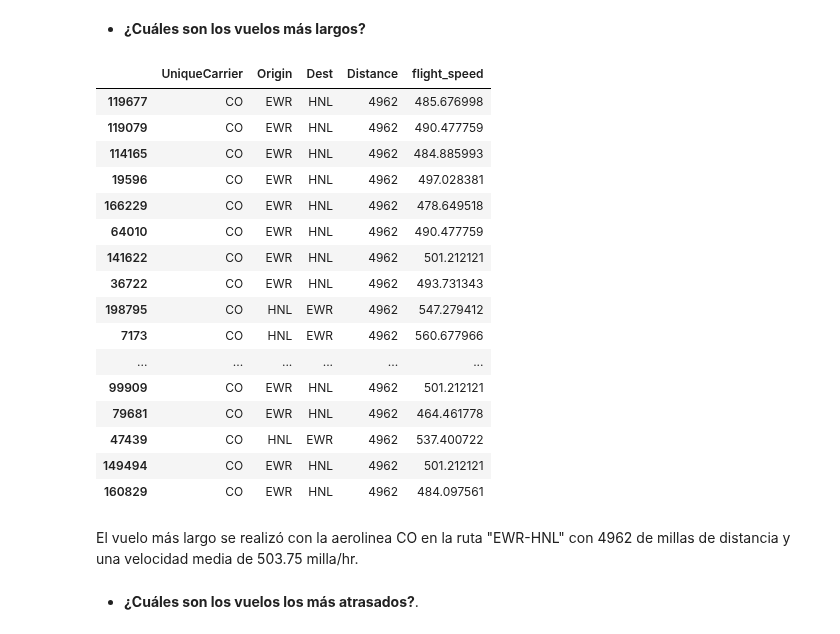
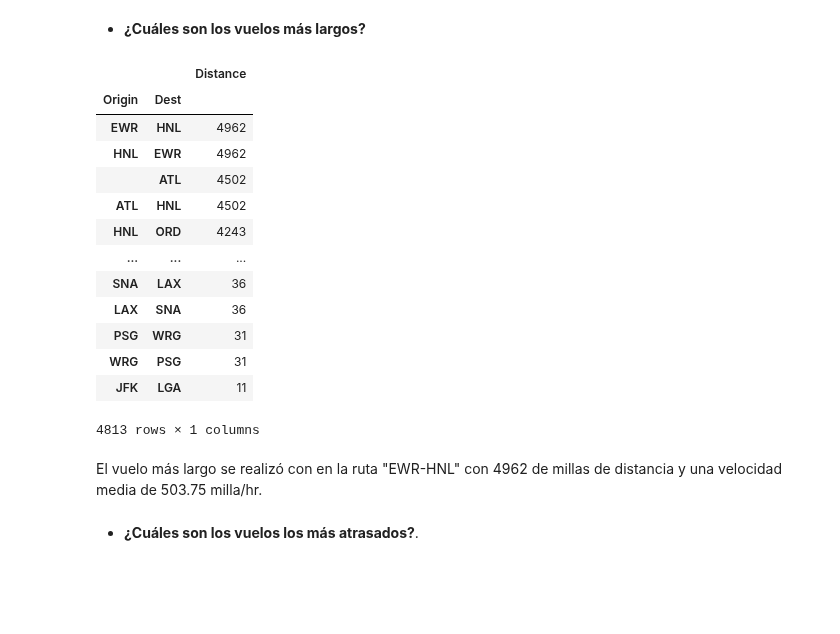
Before and after one commit to neiluz/IT_Academy_Spring_3Prog_num_DF_Stats, a Jupyter notebook: Spring3_Tarea_M3_T02.ipynb, the cells around one changed output. Cells and saved outputs as stored; diff of their text form; code cells hidden in the pictures; blank space fills up the shorter version.

```diff
--- a/Spring3_Tarea_M3_T02.ipynb
+++ b/Spring3_Tarea_M3_T02.ipynb
@@ -445,28 +445,25 @@ new_data.groupby(["UniqueCarrier"])[["ArrDelay", "DepDelay","Total_Delay"]].agg(
 La aerolínea con mayor retraso es la WN con 2.536.236 minutos
 # %% [markdown]
 * **¿Cuáles son los vuelos más largos?**
-# %%
-new_data[['UniqueCarrier','Origin', 'Dest','Distance', 'flight_speed']].sort_values(by="Distance",ascending=False).head(20)
-# %% [output]
-|  | UniqueCarrier | Origin | Dest | Distance | flight_speed |
-| 119677 | CO | EWR | HNL | 4962 | 485.676998 |
-| 119079 | CO | EWR | HNL | 4962 | 490.477759 |
-| 114165 | CO | EWR | HNL | 4962 | 484.885993 |
-| 19596 | CO | EWR | HNL | 4962 | 497.028381 |
-| 166229 | CO | EWR | HNL | 4962 | 478.649518 |
-| 64010 | CO | EWR | HNL | 4962 | 490.477759 |
-| 141622 | CO | EWR | HNL | 4962 | 501.212121 |
-| 36722 | CO | EWR | HNL | 4962 | 493.731343 |
-| 198795 | CO | HNL | EWR | 4962 | 547.279412 |
-| 7173 | CO | HNL | EWR | 4962 | 560.677966 |
-| ... | ... | ... | ... | ... | ... |
-| 99909 | CO | EWR | HNL | 4962 | 501.212121 |
-| 79681 | CO | EWR | HNL | 4962 | 464.461778 |
-| 47439 | CO | HNL | EWR | 4962 | 537.400722 |
-| 149494 | CO | EWR | HNL | 4962 | 501.212121 |
-| 160829 | CO | EWR | HNL | 4962 | 484.097561 |
+# %%
+new_data.groupby(['Origin', 'Dest'])[['Distance']].agg(max).sort_values(by="Distance",ascending=False)
+# %% [output]
+|  |  | Distance |
+| Origin | Dest |  |
+| EWR | HNL | 4962 |
+| HNL | EWR | 4962 |
+|  | ATL | 4502 |
+| ATL | HNL | 4502 |
+| HNL | ORD | 4243 |
+| ... | ... | ... |
+| SNA | LAX | 36 |
+| LAX | SNA | 36 |
+| PSG | WRG | 31 |
+| WRG | PSG | 31 |
+| JFK | LGA | 11 |
+4813 rows × 1 columns
 # %% [markdown]
-El vuelo más largo se realizó con la aerolinea CO en la ruta "EWR-HNL" con 4962 de millas de distancia y una velocidad media de 503.75 milla/hr.
+El vuelo más largo se realizó con en la ruta "EWR-HNL" con 4962 de millas de distancia y una velocidad media de 503.75 milla/hr.
 # %% [markdown]
 * **¿Cuáles son los vuelos los más atrasados?**.
 # %%
```
Also changed, not shown: parts of 8 cells of this notebook.
